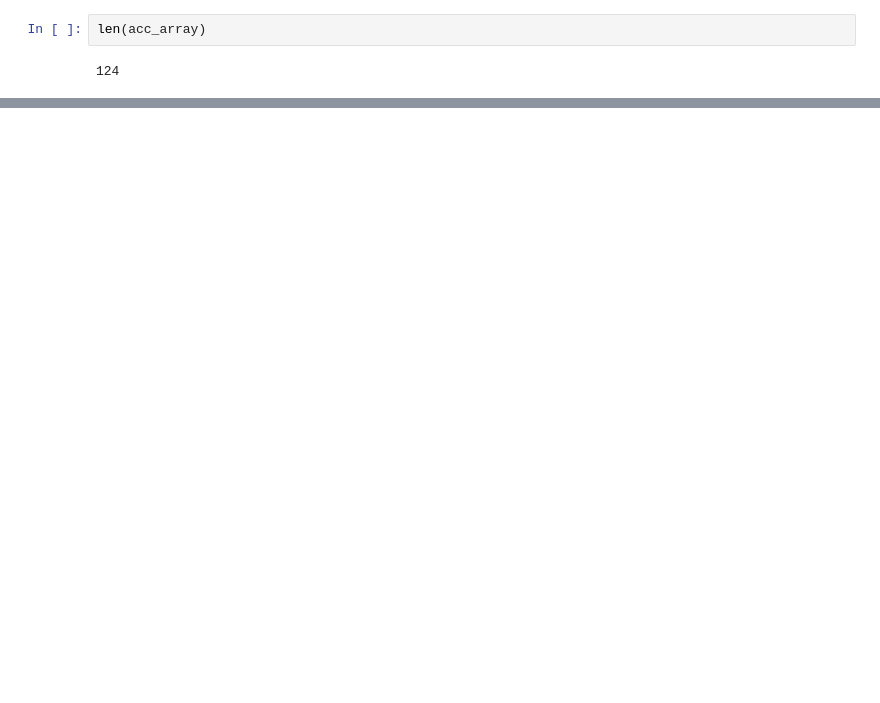
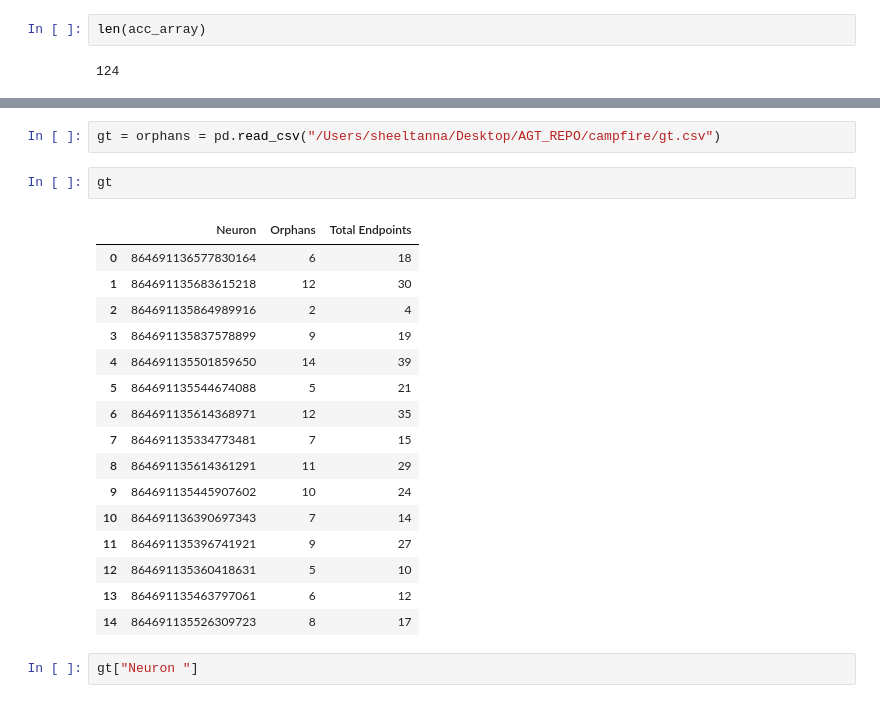
Before and after one commit to aplbrain/campfire, a Jupyter notebook: Final_Results.ipynb, the cells around one changed output, grey strips where cells are left out. Drawn from its saved outputs; the diff is of its cells as text; blank space fills up the shorter version.

```diff
--- a/Final_Results.ipynb
+++ b/Final_Results.ipynb
@@ -564,0 +603,23 @@ len(acc_array)
+# %%
+gt = orphans = pd.read_csv("/Users/sheeltanna/Desktop/AGT_REPO/campfire/gt.csv")
+# %%
+gt
+# %% [output]
+|  | Neuron | Orphans | Total Endpoints |
+| 0 | 864691136577830164 | 6 | 18 |
+| 1 | 864691135683615218 | 12 | 30 |
+| 2 | 864691135864989916 | 2 | 4 |
+| 3 | 864691135837578899 | 9 | 19 |
+| 4 | 864691135501859650 | 14 | 39 |
+| 5 | 864691135544674088 | 5 | 21 |
+| 6 | 864691135614368971 | 12 | 35 |
+| 7 | 864691135334773481 | 7 | 15 |
+| 8 | 864691135614361291 | 11 | 29 |
+| 9 | 864691135445907602 | 10 | 24 |
+| 10 | 864691136390697343 | 7 | 14 |
+| 11 | 864691135396741921 | 9 | 27 |
+| 12 | 864691135360418631 | 5 | 10 |
+| 13 | 864691135463797061 | 6 | 12 |
+| 14 | 864691135526309723 | 8 | 17 |
+# %%
+gt["Neuron "]
```
Also changed, not shown: parts of 15 cells of this notebook, 3 other files.
